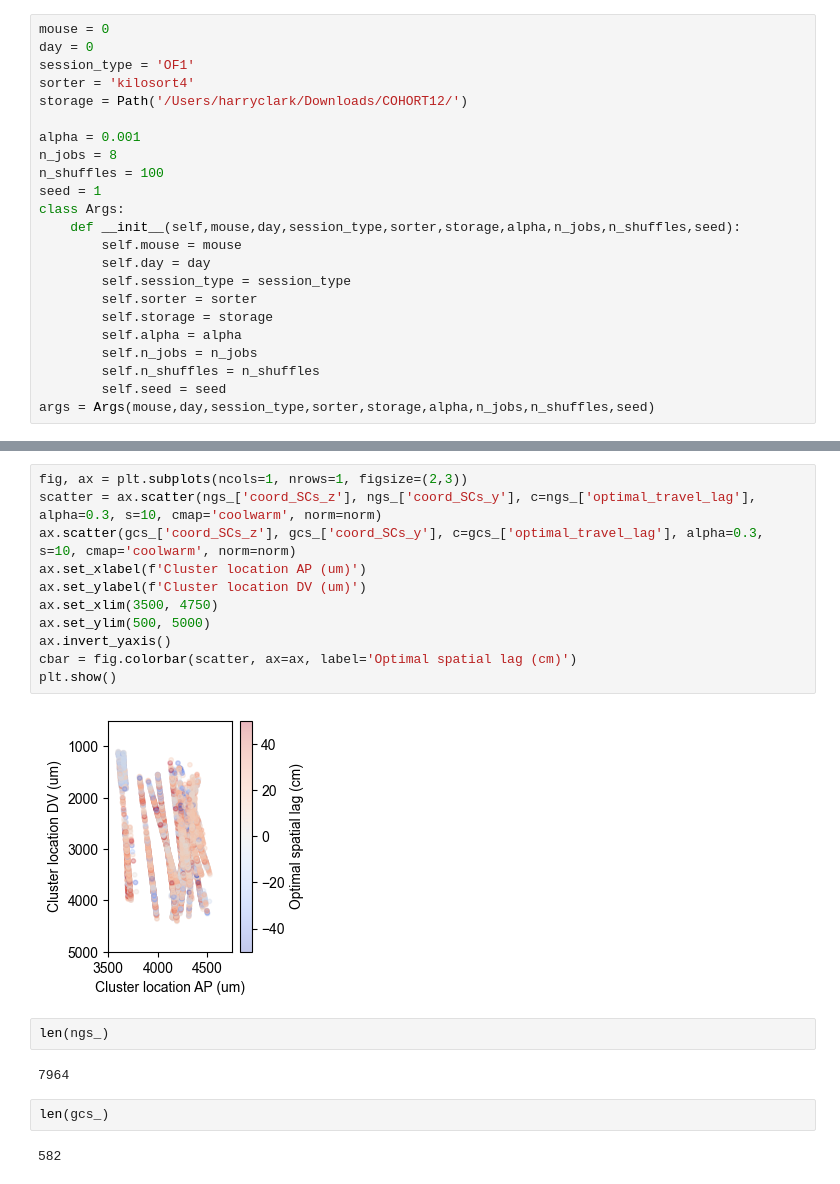
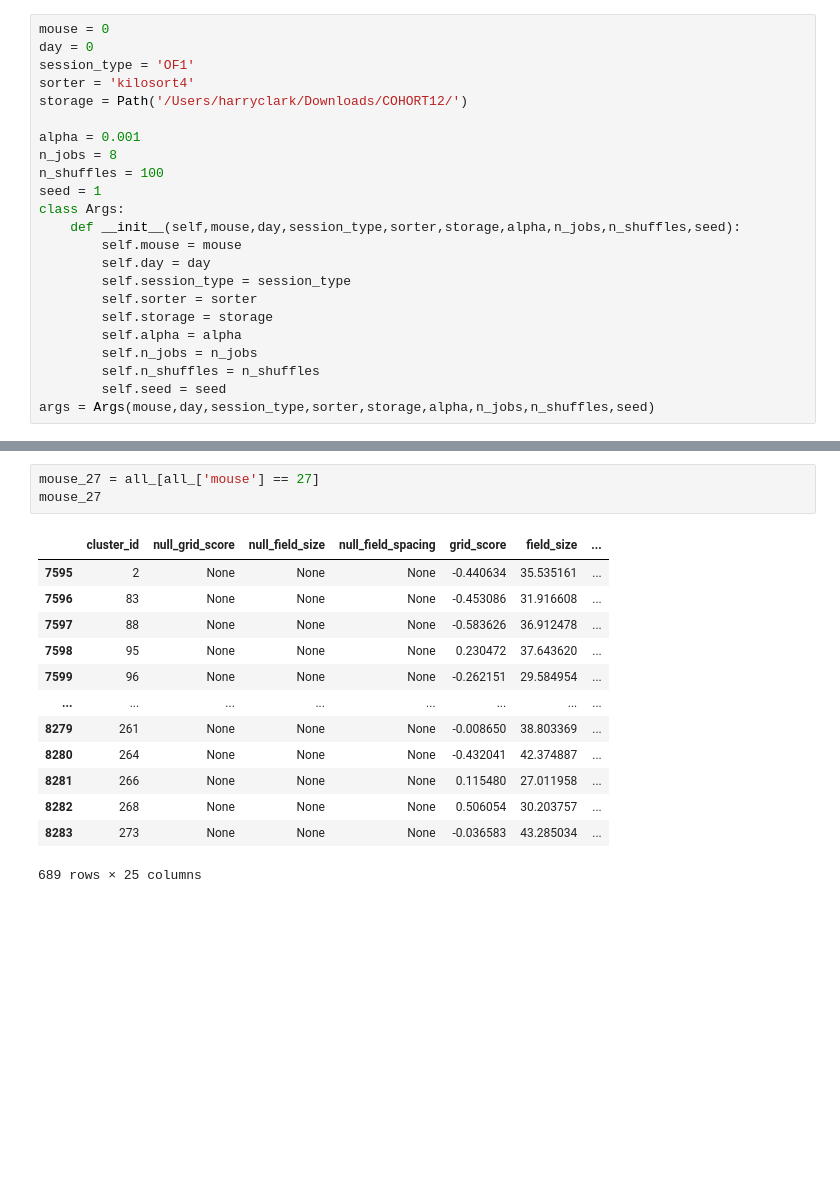
Before and after one commit to HDClark94/spatial-manifolds, a Jupyter notebook: scripts/figures/SUPP_CELL_LOCATIONS.ipynb, the cells around one changed output, grey strips where cells are left out. Drawn from its saved outputs; the diff is of its cells as text; blank space fills up the shorter version.

```diff
--- a/scripts/figures/SUPP_CELL_LOCATIONS.ipynb
+++ b/scripts/figures/SUPP_CELL_LOCATIONS.ipynb
@@ -278,21 +217,17 @@ fig, ax = plt.subplots(ncols=2, nrows=2, figsize=(4,4), width_ratios=[1,0.3], he
-# %%
-fig, ax = plt.subplots(ncols=1, nrows=1, figsize=(2,3))
-scatter = ax.scatter(ngs_['coord_SCs_z'], ngs_['coord_SCs_y'], c=ngs_['optimal_travel_lag'], alpha=0.3, s=10, cmap='coolwarm', norm=norm)
-ax.scatter(gcs_['coord_SCs_z'], gcs_['coord_SCs_y'], c=gcs_['optimal_travel_lag'], alpha=0.3, s=10, cmap='coolwarm', norm=norm)
-ax.set_xlabel(f'Cluster location AP (um)')
-ax.set_ylabel(f'Cluster location DV (um)')
-ax.set_xlim(3500, 4750)
-ax.set_ylim(500, 5000)
-ax.invert_yaxis()
-cbar = fig.colorbar(scatter, ax=ax, label='Optimal spatial lag (cm)')
-plt.show()
-# %% [output]
-[figure, removed]
-# %%
-len(ngs_)
-# %% [output]
-7964
-# %%
-len(gcs_)
-# %% [output]
-582
+# %%
+mouse_27 = all_[all_['mouse'] == 27]
+mouse_27
+# %% [output]
+|  | cluster_id | null_grid_score | null_field_size | null_field_spacing | grid_score | field_size | ... |
+| 7595 | 2 | None | None | None | -0.440634 | 35.535161 | ... |
+| 7596 | 83 | None | None | None | -0.453086 | 31.916608 | ... |
+| 7597 | 88 | None | None | None | -0.583626 | 36.912478 | ... |
+| 7598 | 95 | None | None | None | 0.230472 | 37.643620 | ... |
+| 7599 | 96 | None | None | None | -0.262151 | 29.584954 | ... |
+| ... | ... | ... | ... | ... | ... | ... | ... |
+| 8279 | 261 | None | None | None | -0.008650 | 38.803369 | ... |
+| 8280 | 264 | None | None | None | -0.432041 | 42.374887 | ... |
+| 8281 | 266 | None | None | None | 0.115480 | 27.011958 | ... |
+| 8282 | 268 | None | None | None | 0.506054 | 30.203757 | ... |
+| 8283 | 273 | None | None | None | -0.036583 | 43.285034 | ... |
+689 rows × 25 columns
```
Also changed, not shown: parts of 10 cells of this notebook, 4 other files.
